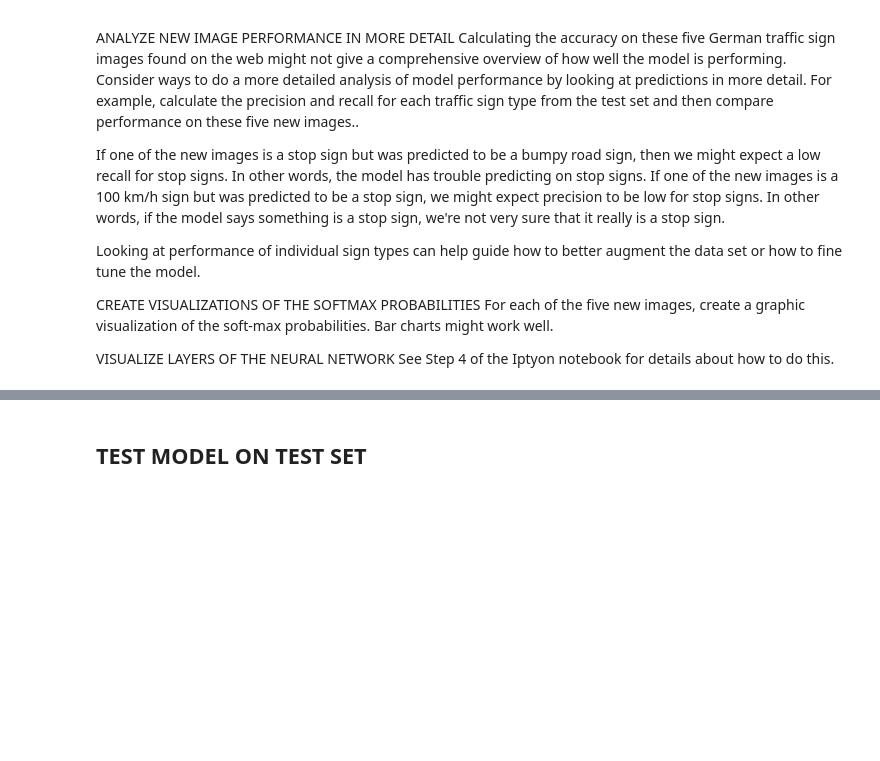
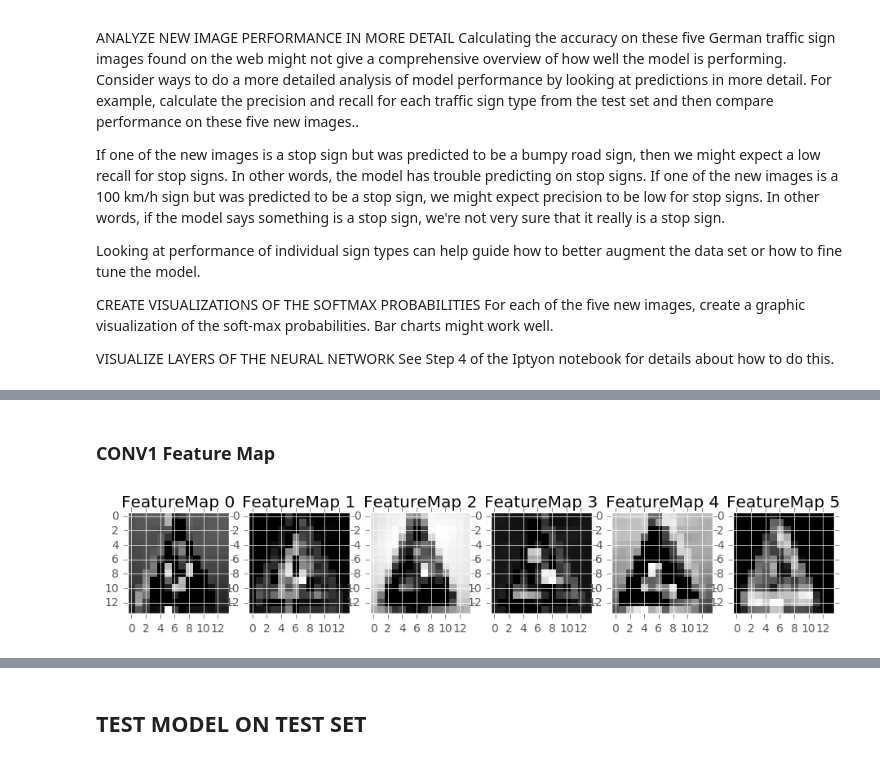
Before and after one commit to andrewszwec/proj2-traffic-sign-classifier, a Jupyter notebook: Traffic_Sign_Classifier.ipynb, the cells around one changed output, grey strips where cells are left out. Cells and saved outputs as stored; diff of their text form; code cells hidden in the pictures; blank space fills up the shorter version.

```diff
--- a/Traffic_Sign_Classifier.ipynb
+++ b/Traffic_Sign_Classifier.ipynb
@@ -785,0 +859,6 @@ def outputFeatureMap(image_input, tf_activation, activation_min=-1, activation_m
+# %%
+EPOCHS = 30
+BATCH_SIZE = 256
+keep_prob = 0.8
+num_classes = 43
+rate = 0.001
@@ -785,0 +944,9 @@ def outputFeatureMap(image_input, tf_activation, activation_min=-1, activation_m
+# %% [markdown]
+### CONV1 Feature Map
+# %%
+saver = tf.train.Saver()
+with tf.Session() as sess:
+    saver.restore(sess, tf.train.latest_checkpoint('.'))
+    outputFeatureMap(a[0].reshape((1, 32,32,3)), conv1, activation_min=-1, activation_max=-1 ,plt_num=1)
+# %% [output]
+[figure, added]
```
Also changed, not shown: parts of 23 cells of this notebook, 2 other files.
